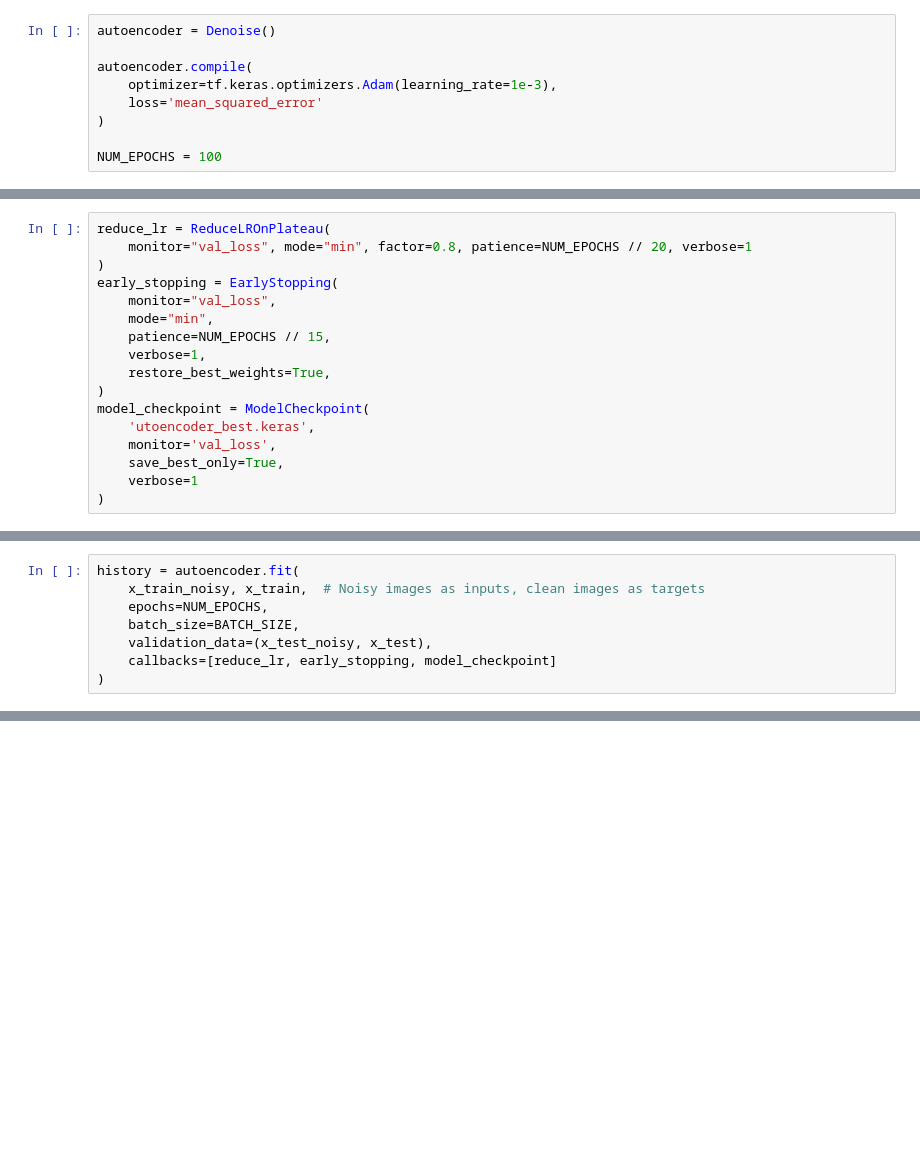
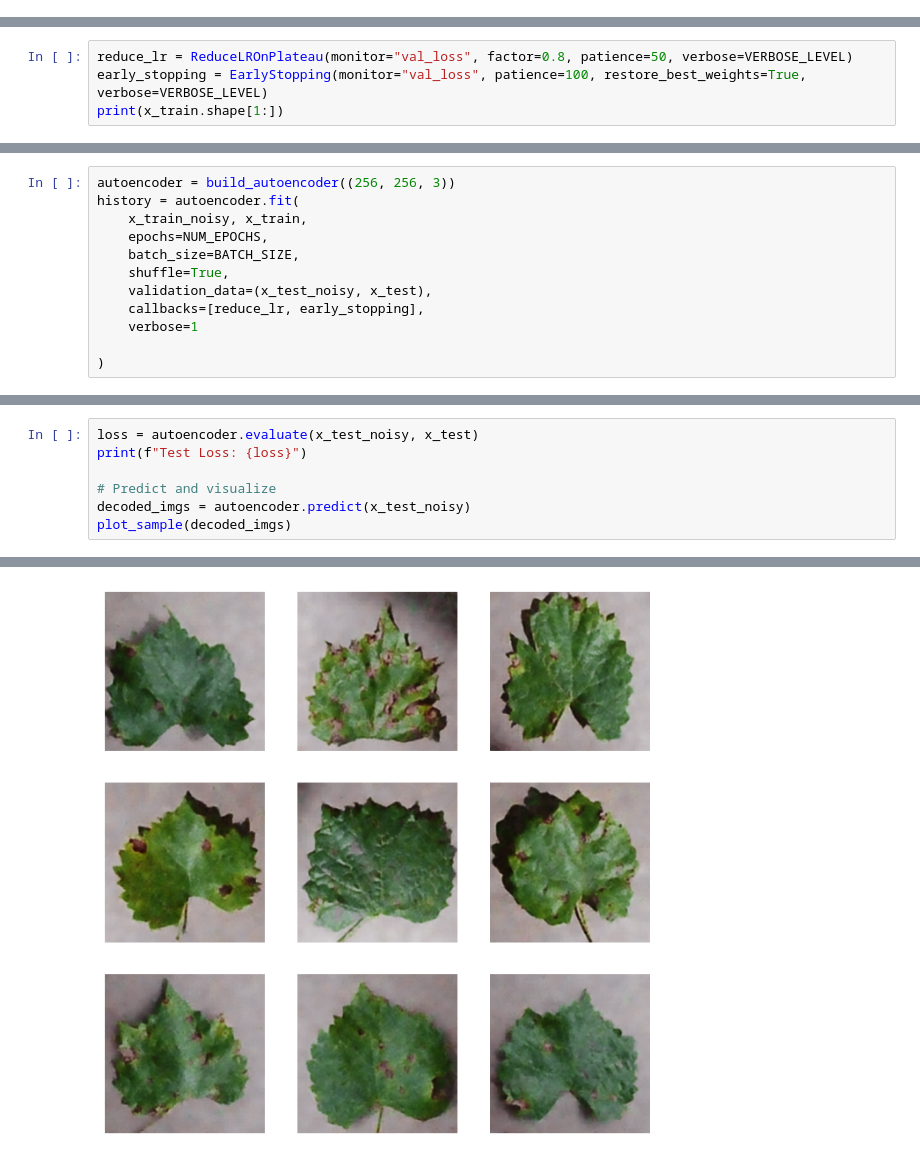
Before and after one commit to KhachichiMehdi/End-to-End-Image-Denoising-Pipeline-Development-Optimization-and-Deployment, a Jupyter notebook: Nootbooks/MODEL.ipynb, the cells around one changed output, grey strips where cells are left out. Drawn from its saved outputs; the diff is of its cells as text; blank space fills up the shorter version.

Commit message:
Add base model building and updating logic

```diff
--- a/Nootbooks/MODEL.ipynb
+++ b/Nootbooks/MODEL.ipynb
@@ -145,9 +102,0 @@ NameError: name 'model' is not defined
-# %%
-autoencoder = Denoise()
-
-autoencoder.compile(
-    optimizer=tf.keras.optimizers.Adam(learning_rate=1e-3),
-    loss='mean_squared_error'
-)
-
-NUM_EPOCHS = 100
@@ -154,17 +122,4 @@ NUM_EPOCHS = 100
 # %%
-reduce_lr = ReduceLROnPlateau(
-    monitor="val_loss", mode="min", factor=0.8, patience=NUM_EPOCHS // 20, verbose=1
-)
-early_stopping = EarlyStopping(
-    monitor="val_loss",
-    mode="min",
-    patience=NUM_EPOCHS // 15,
-    verbose=1,
-    restore_best_weights=True,
-)
-model_checkpoint = ModelCheckpoint(
-    'utoencoder_best.keras',
-    monitor='val_loss',
-    save_best_only=True,
-    verbose=1
-)
+reduce_lr = ReduceLROnPlateau(monitor="val_loss", factor=0.8, patience=50, verbose=VERBOSE_LEVEL)
+early_stopping = EarlyStopping(monitor="val_loss", patience=100, restore_best_weights=True, verbose=VERBOSE_LEVEL)
+print(x_train.shape[1:])
@@ -173,9 +128,13 @@ BATCH_SIZE = 8
 # %%
+autoencoder = build_autoencoder((256, 256, 3))
 history = autoencoder.fit(
-    x_train_noisy, x_train,  # Noisy images as inputs, clean images as targets
+    x_train_noisy, x_train,
     epochs=NUM_EPOCHS,
     batch_size=BATCH_SIZE,
+    shuffle=True,
     validation_data=(x_test_noisy, x_test),
-    callbacks=[reduce_lr, early_stopping, model_checkpoint]
+    callbacks=[reduce_lr, early_stopping],
+    verbose=1
+
 )
 # %% [output]
@@ -188,0 +158,8 @@ KeyboardInterrupt:
+# %%
+loss = autoencoder.evaluate(x_test_noisy, x_test)
+print(f"Test Loss: {loss}")
+
+# Predict and visualize
+decoded_imgs = autoencoder.predict(x_test_noisy)
+plot_sample(decoded_imgs)
+# %% [output]
@@ -188,0 +169 @@ KeyboardInterrupt:
+[figure, added]
```
Also changed, not shown: parts of 21 cells of this notebook, 18 other files.
